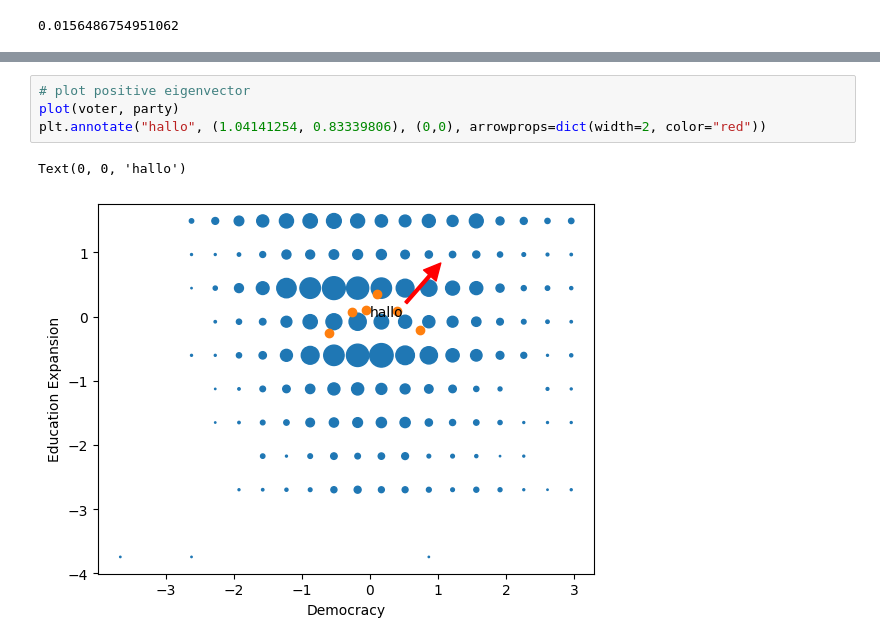
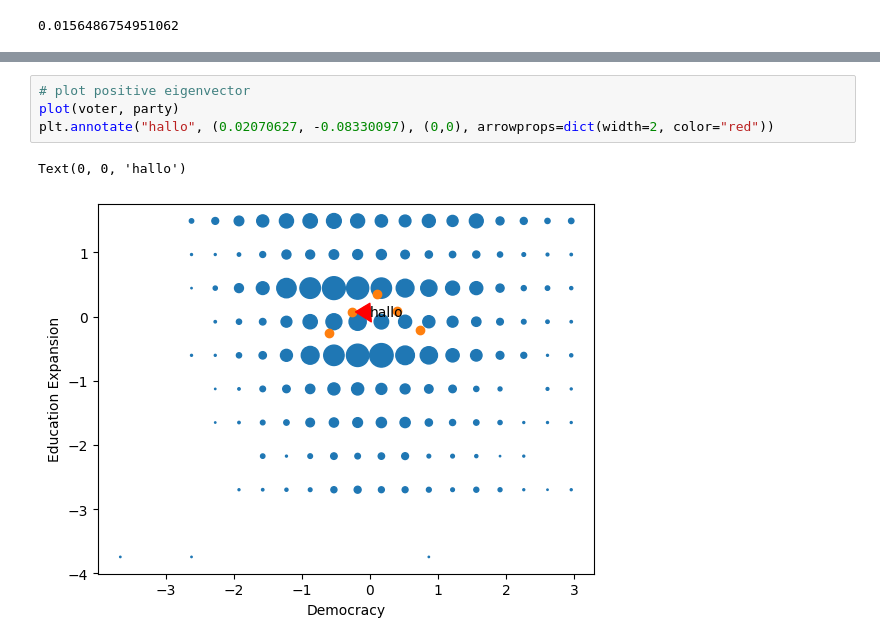
Before and after one commit to riccardoAli31/Case_Study_TUM25, a Jupyter notebook: schofield_model_external_valences.ipynb, the cells around one changed output, grey strips where cells are left out. Saved outputs shown, nothing was run; the diff lists cells and outputs as text.

```diff
--- a/schofield_model_external_valences.ipynb
+++ b/schofield_model_external_valences.ipynb
@@ -140,10 +140,10 @@ EigResult(eigenvalues=array([1.04141254, 0.83339806]), eigenvectors=array([[ 0.7
 # %%
 # plot positive eigenvector
 plot(voter, party)
-plt.annotate("hallo", (1.04141254, 0.83339806), (0,0), arrowprops=dict(width=2, color="red"))
+plt.annotate("hallo", (0.02070627, -0.08330097), (0,0), arrowprops=dict(width=2, color="red"))
 # %% [output]
 Text(0, 0, 'hallo')
-[figure, old version]
+[figure, new version]
 # %%
 # convergence coefficient calculation
 convergence_coefficient = 2*A_1*v_sqr
```
Also changed, not shown: parts of 5 cells of this notebook, 2 other files.
